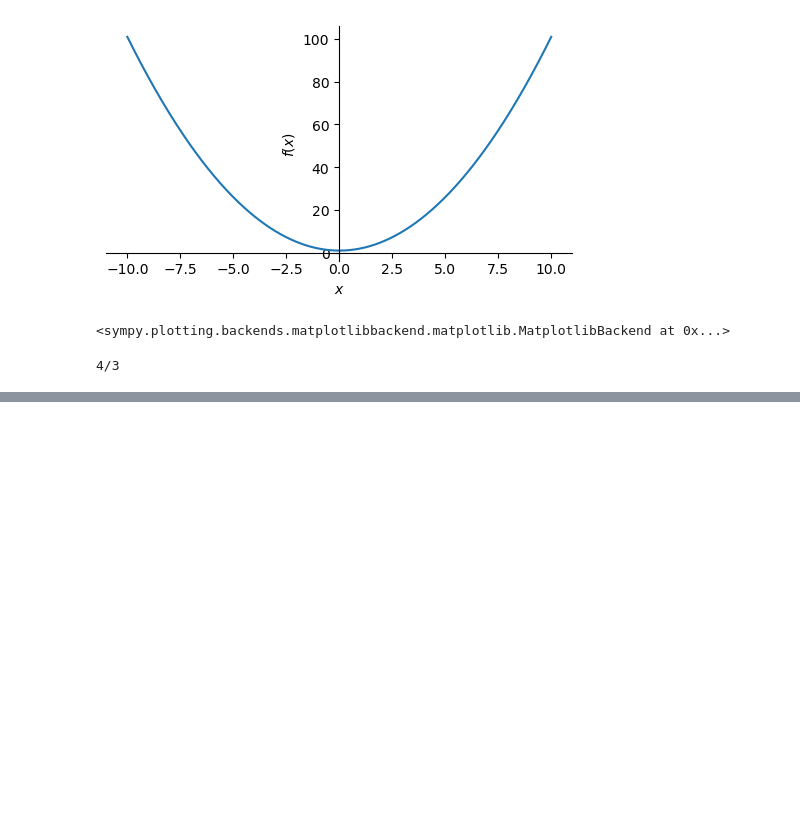
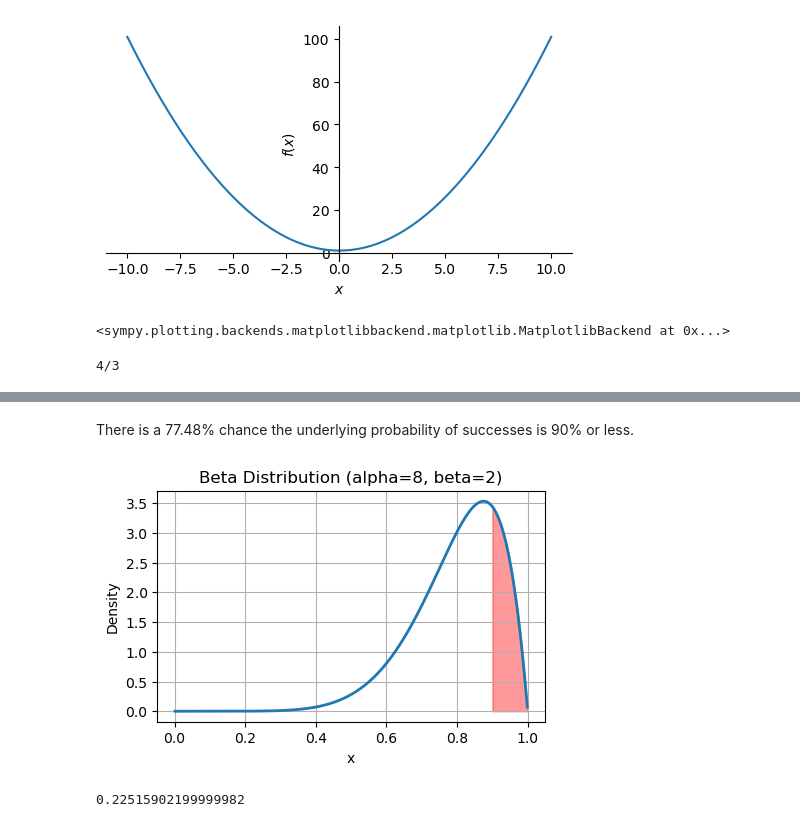
Before and after one commit to Timm26/Data_Science_Handbook, a Jupyter notebook: O'Reilly_Takeaways/Essential_Math.ipynb, the cells around one changed output, grey strips where cells are left out. Cells and saved outputs as stored; diff of their text form; code cells hidden in the pictures; blank space fills up the shorter version.

```diff
--- a/O'Reilly_Takeaways/Essential_Math.ipynb
+++ b/O'Reilly_Takeaways/Essential_Math.ipynb
@@ -236,0 +348,27 @@ print(area)
+# %% [markdown]
+There is a 77.48% chance the underlying probability of successes is 90% or less.
+# %%
+alpha = 8
+beta_params = 2
+x = np.linspace(.001, .999, 1000)
+y = beta.pdf(x, a=alpha, b=beta_params)
+x_shade = x[x > 0.9]
+y_shade = y[x > 0.9]
+# Plot
+plt.plot(x,y,lw=2)
+plt.fill_between(x_shade, y_shade, color = 'red', alpha = 0.4)
+plt.title(f"Beta Distribution (alpha={alpha}, beta={beta_param})")
+plt.xlabel("x")
+plt.ylabel("Density")
+plt.grid(True)
+plt.show()
+# %% [output]
+[figure, added]
+# %%
+# Underlying probability of successes 90% or more
+a = 8
+b = 2
+p = 1 - beta.cdf(0.90, a, b)
+print(p)
+# %% [output]
+0.22515902199999982
```
Also changed, not shown: parts of 21 cells of this notebook.
